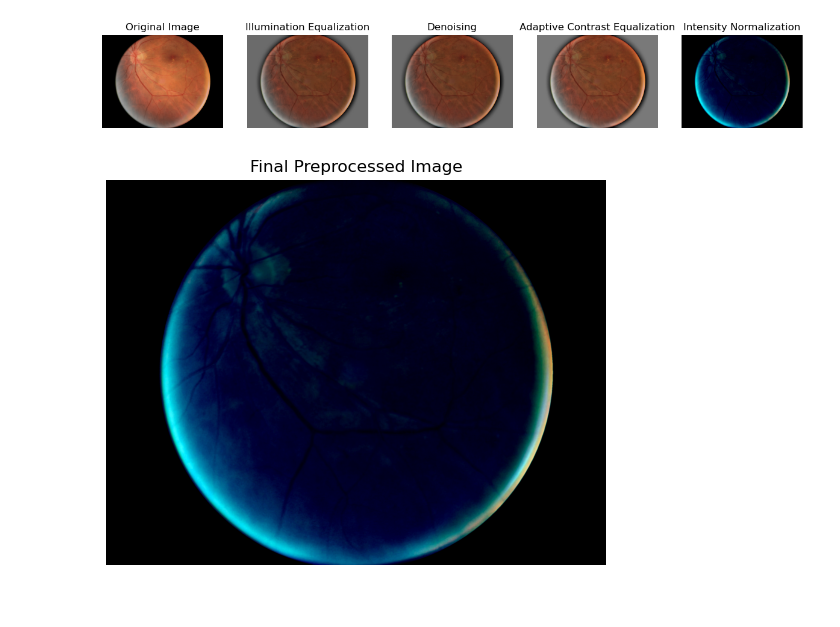
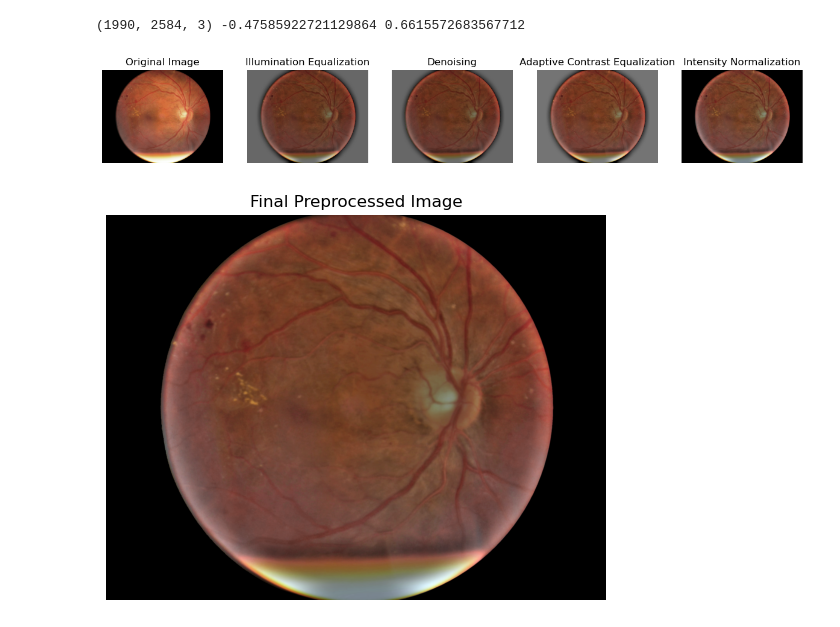
Before and after one commit to florianbasset/fundus-preprocessor-toolkit, a Jupyter notebook: notebook/test_seoud.ipynb, the cells around one changed output. Drawn from its saved outputs; the diff is of its cells as text; code cells hidden in the pictures.

```diff
--- a/notebook/test_seoud.ipynb
+++ b/notebook/test_seoud.ipynb
@@ -9,7 +9,7 @@ def plot_images(images, titles):
     if n == 1:
         axs = [axs]
     for i in range(n):
-        axs[i].imshow(images[i][..., ::-1] if images[i].ndim == 3 and images[i].shape[2] == 3 else images[i], cmap='gray')
+        axs[i].imshow(images[i][...,::-1] if images[i].ndim == 3 and images[i].shape[2] == 3 else images[i], cmap='gray')
         axs[i].set_title(titles[i])
         axs[i].axis('off')
     plt.show()
@@ -74,38 +74,31 @@ def adaptive_contrast_equalization(image, diameter=None, roi=None):
     E_x2 = mean_filter(image ** 2, kernel_size)
     var = E_x2 - E_x ** 2
     std = np.sqrt(np.maximum(var, 1e-7))
-    d3 = diameter / 28
+    d3 = diameter/28
     low_pass = mean_filter(image, int(d3))
     high_pass = image - low_pass
     epsilon = 1e-7
     image_final = image + (1 / (std + epsilon)) * high_pass
-    image_final = image_final / image_final.max()
+    image_final = image_final/image_final.max()
     return {"image": (image_final * 255).astype(np.uint8)}
+
 
 def apply_intensity_normalization(image, diameter=None, roi=None):
     if not isinstance(image, np.ndarray):
-        print("Erreur: L'image n'est pas une numpy array valide.")
+        print('Erreur: L\'image n\'est pas une numpy array valide.')
         return None
-    image = image / 255.0  # Normalize image to range [0, 1]
-    # Calculate mean and standard deviation for the ROI
+    image = image/255.0
     mean = np.mean(image[roi], axis=0, keepdims=True)
-    std = np.std(image[roi], axis=0, keepdims=True)
 
-    # Subtract mean
     image_final = image - mean
+    #image_final = (image - image.min((0,1),keepdims=True))/(image.max((0,1), keepdims=True)-image.min((0,1),keepdims=True))
+    std = np.std(image_final[roi], axis=0, keepdims=True)
+    #image_final[:,:,0] = np.clip(image_final[:,:,0],mean[:,0] - 3*std[:,0], mean[:,0] + 3*std[:,0])
+    #image_final[:,:,1] = np.clip(image_final[:,:,1],mean[:,1] - 3*std[:,1], mean[:,1] + 3*std[:,1])
+    # image_final[:,:,2] = np.clip(image_final[:,:,2],mean[:,2] - 3*std[:,2], mean[:,2] + 3*std[:,2])
+    print(image_final.shape, image_final.min(), image_final.max())
 
-    # Clipping based on mean and standard deviation
-    for i in range(3):  # Iterate over each color channel
-        lower_bound = mean[0, i] - 3 * std[0, i]
-        upper_bound = mean[0, i] + 3 * std[0, i]
-        image_final[:, :, i] = np.clip(image_final[:, :, i], lower_bound, upper_bound)
-
-    # Normalize to range 0-1
-    min_val = np.min(image_final, axis=(0, 1), keepdims=True)
-    max_val = np.max(image_final, axis=(0, 1), keepdims=True)
-    image_final = (image_final - min_val) / (max_val - min_val)
-
-    # Set pixels outside the ROI to 0
+    image_final = (image_final - image_final.min((0,1),keepdims=True))/(image_final.max((0,1), keepdims=True)-image_final.min((0,1),keepdims=True))
     image_final[~roi] = 0
 
     return {"image": image_final}
@@ -125,39 +118,34 @@ def apply_seoud(image):
     images.append(illumination["image"])
     titles.append("Illumination Equalization")
 
     denoise = denoising(**illumination)
     if denoise is None:
         print('Erreur lors de la réduction de bruit.')
         return None
     images.append(denoise["image"])
     titles.append("Denoising")
 
     contrast = adaptive_contrast_equalization(**denoise)
-    if contrast is None:
-        print('Erreur lors de l\'égalisation de contraste adaptatif.')
-        return None
     images.append(contrast["image"])
     titles.append("Adaptive Contrast Equalization")
 
     normalized_image = apply_intensity_normalization(**contrast, roi=data["roi"])
-    if normalized_image is None:
-        print('Erreur lors de la normalisation de l\'intensité.')
-        return None
     images.append(normalized_image["image"])
     titles.append("Intensity Normalization")
 
     plot_images(images, titles)
     return normalized_image["image"]
 
 # Chargement de l'image
-image = cv2.imread('../data/007-4773-200.jpg')
+image = cv2.imread('../data/007-4766-200.jpg')
 if image is None:
     print("Erreur: Impossible de charger l'image.")
 else:
     image = image.astype(np.uint8)
     seoud_image = apply_seoud(image)
     if seoud_image is not None:
         plot_images([seoud_image], ['Final Preprocessed Image'])
 # %% [output]
+(1990, 2584, 3) -0.47585922721129864 0.6615572683567712
-[figure, old version]
+[figure, new version]
-[figure, old version]
+[figure, new version]
```
Also changed, not shown: 4 other files.
